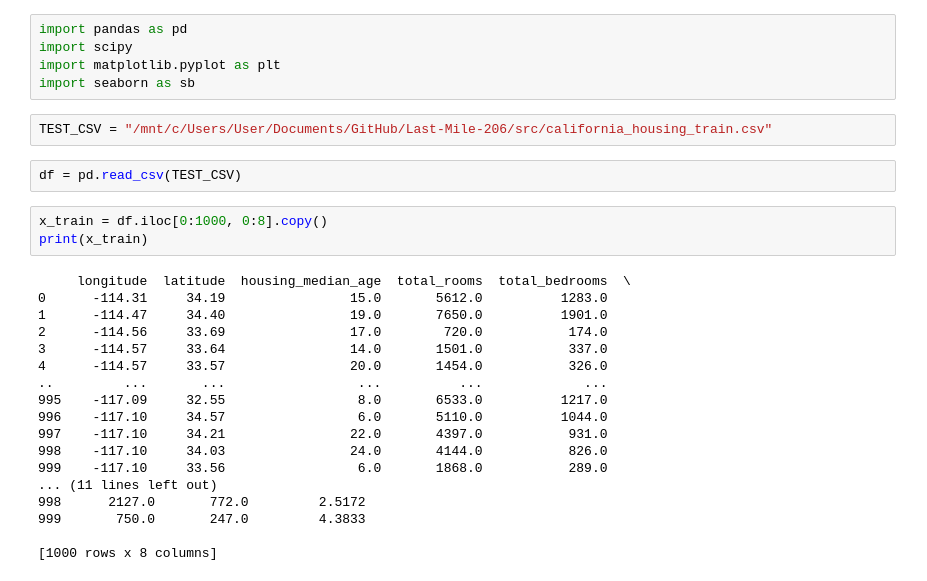
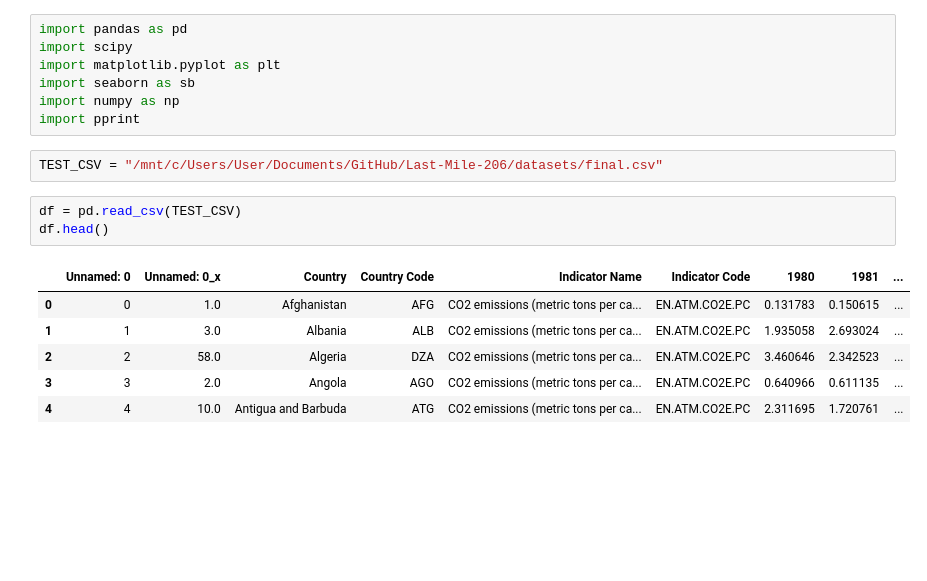
Before and after one commit to Carolina-Data-Challenge/Last-Mile-206, a Jupyter notebook: src/pearson_coefficient.ipynb, the cells around one changed output. Drawn from its saved outputs; the diff is of its cells as text; blank space fills up the shorter version.

```diff
--- a/src/pearson_coefficient.ipynb
+++ b/src/pearson_coefficient.ipynb
@@ -3,28 +3,17 @@ import pandas as pd
 import scipy
 import matplotlib.pyplot as plt
 import seaborn as sb
+import numpy as np
+import pprint
 # %%
-TEST_CSV = "/mnt/c/Users/User/Documents/GitHub/Last-Mile-206/src/california_housing_train.csv"
+TEST_CSV = "/mnt/c/Users/User/Documents/GitHub/Last-Mile-206/datasets/final.csv"
 # %%
 df = pd.read_csv(TEST_CSV)
+df.head()
+# %% [output]
+|  | Unnamed: 0 | Unnamed: 0_x | Country | Country Code | Indicator Name | Indicator Code | 1980 | 1981 | ... |
+| 0 | 0 | 1.0 | Afghanistan | AFG | CO2 emissions (metric tons per ca... | EN.ATM.CO2E.PC | 0.131783 | 0.150615 | ... |
+| 1 | 1 | 3.0 | Albania | ALB | CO2 emissions (metric tons per ca... | EN.ATM.CO2E.PC | 1.935058 | 2.693024 | ... |
+| 2 | 2 | 58.0 | Algeria | DZA | CO2 emissions (metric tons per ca... | EN.ATM.CO2E.PC | 3.460646 | 2.342523 | ... |
+| 3 | 3 | 2.0 | Angola | AGO | CO2 emissions (metric tons per ca... | EN.ATM.CO2E.PC | 0.640966 | 0.611135 | ... |
+| 4 | 4 | 10.0 | Antigua and Barbuda | ATG | CO2 emissions (metric tons per ca... | EN.ATM.CO2E.PC | 2.311695 | 1.720761 | ... |
-# %%
-x_train = df.iloc[0:1000, 0:8].copy()
-print(x_train)
-# %% [output]
-     longitude  latitude  housing_median_age  total_rooms  total_bedrooms  \
-0      -114.31     34.19                15.0       5612.0          1283.0
-1      -114.47     34.40                19.0       7650.0          1901.0
-2      -114.56     33.69                17.0        720.0           174.0
-3      -114.57     33.64                14.0       1501.0           337.0
-4      -114.57     33.57                20.0       1454.0           326.0
-..         ...       ...                 ...          ...             ...
-995    -117.09     32.55                 8.0       6533.0          1217.0
-996    -117.10     34.57                 6.0       5110.0          1044.0
-997    -117.10     34.21                22.0       4397.0           931.0
-998    -117.10     34.03                24.0       4144.0           826.0
-999    -117.10     33.56                 6.0       1868.0           289.0
-... (11 lines left out)
-998      2127.0       772.0         2.5172
-999       750.0       247.0         4.3833
-
-[1000 rows x 8 columns]
```
Also changed, not shown: parts of 13 cells of this notebook, 5 other files.
